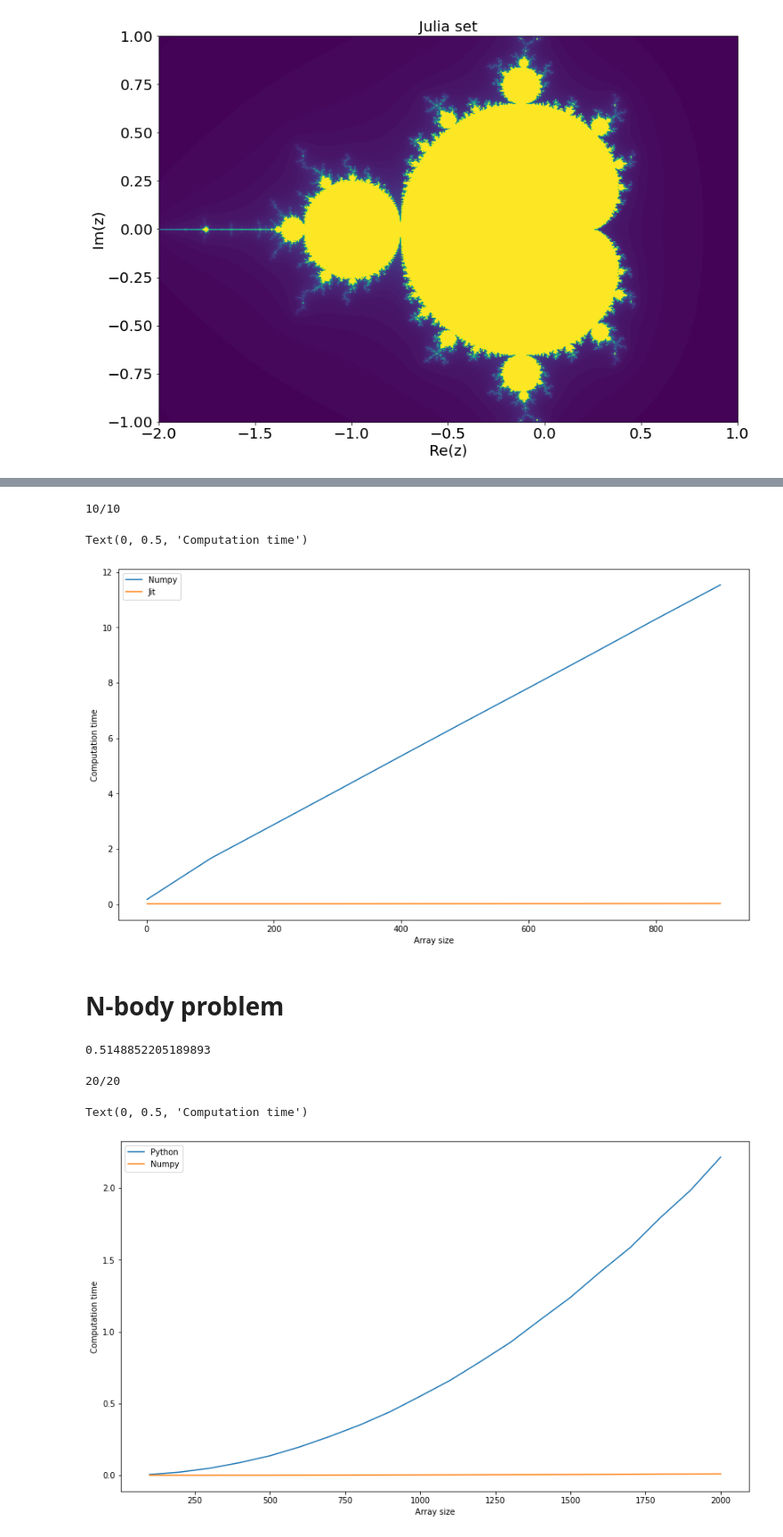
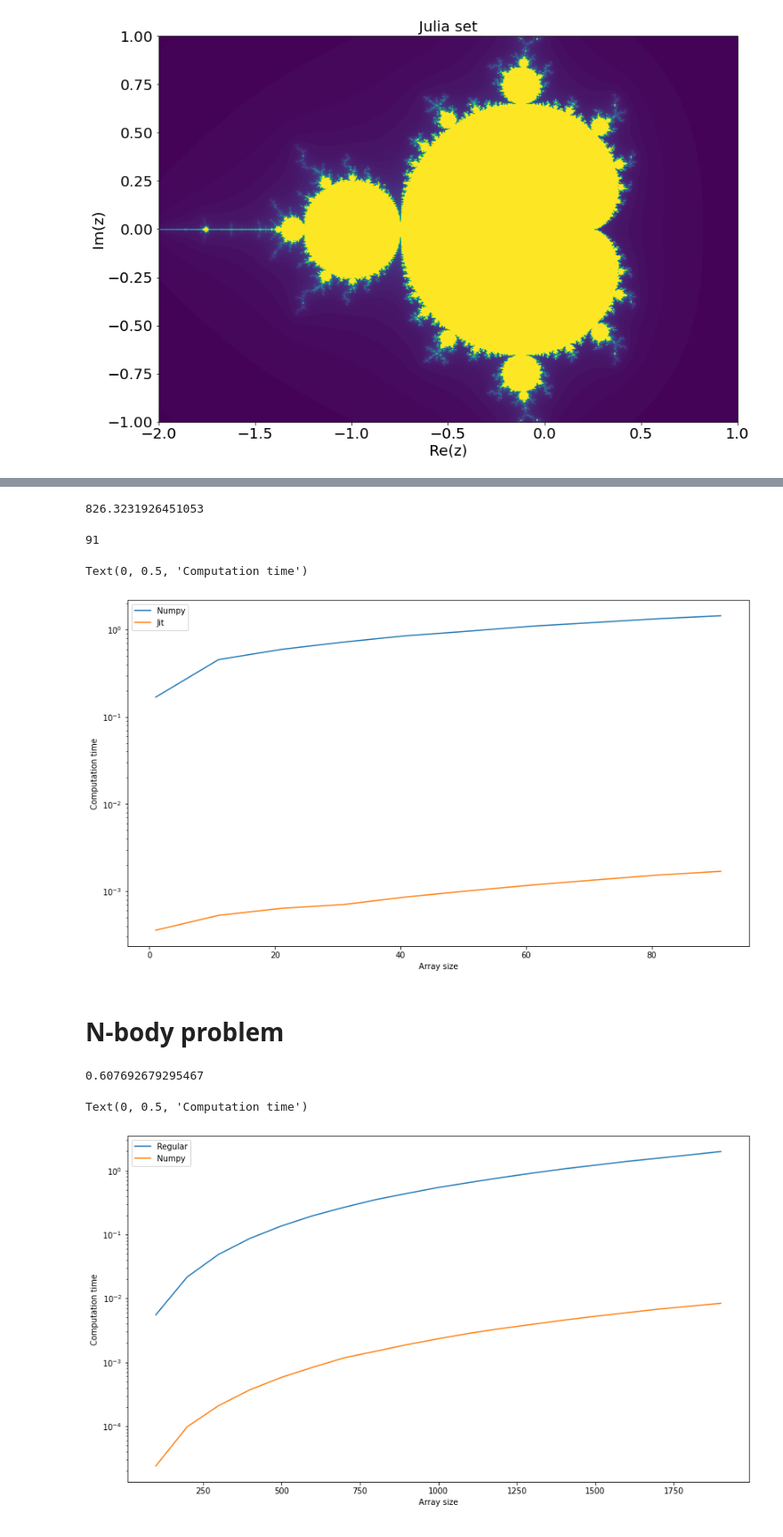
Before and after one commit to mdborisova/HPPL, a Jupyter notebook: 14_15_Numba.ipynb, the cells around one changed output, grey strips where cells are left out. Shown: that part at 89% size. Saved outputs shown, nothing was run; the diff lists cells and outputs as text; code cells hidden in the pictures.

```diff
--- a/14_15_Numba.ipynb
+++ b/14_15_Numba.ipynb
@@ -89,2 +86,8 @@ cProfile.run('julia_set_jit(-2.0, 1.0, -1.0, 1.0, 500, 100, 100)')
         1    0.000    0.000    0.000    0.000 {method 'disable' of '_lsprof.Profiler' objects}
+# %%
+time_np = %timeit -o -q -r 10 -n 3 julia_set(-2.0, 1.0, -1.0, 1.0, 500, 100, 100)
+time_jit = %timeit -o -q -r 10 -n 3 julia_set_jit(-2.0, 1.0, -1.0, 1.0, 500, 100, 100)
+time_np.best / time_jit.best
+# %% [output]
+826.3231926451053
 # %%
@@ -92,25 +95,25 @@ steps = np.arange(1, 1001, 100)
 # %%
-time_np = np.zeros(steps.size)
-time_jit = np.zeros(steps.size)
-for i, step in enumerate(steps):
-    print(f'\r{i+1}/{steps.size}', end='')
+np_time = []
+jit_time = []
+for step in steps:
+    print(f'\r{step}', end='')
     time = %timeit -o -q -r 10 -n 3 julia_set(-2.0, 1.0, -1.0, 1.0, 500, step, 100)
-    time_np[i] = time.best
+    np_time.append(time.best)
 
     time = %timeit -o -q -r 10 -n 3 julia_set_jit(-2.0, 1.0, -1.0, 1.0, 500, step, 100)
-    time_jit[i] = time.best
+    jit_time.append(time.best)
 # %% [output]
-10/10
+91
 # %%
 plt.figure(figsize=(14, 8))
-plt.plot(steps, time_np, label='Numpy')
-plt.plot(steps, time_jit, label='Jit')
+plt.semilogy(steps, np_time, label='Numpy')
+plt.semilogy(steps, jit_time, label='Jit')
 plt.legend()
 plt.xlabel('Array size')
 plt.ylabel('Computation time')
 # %% [output]
 Text(0, 0.5, 'Computation time')
-[figure, old version]
+[figure, new version]
 # %% [markdown]
 # N-body problem
 # %%
@@ -174,12 +177,12 @@ def create_n_random_particles(n, m, domain=1):
     '''
     parts = np.zeros((n), dtype=particle_dtype)
 
-    for p in parts:
-        p['m'] = m
-        p['phi'] = 0.
-        p['x'] = domain * np.random.random()
-        p['y'] = domain * np.random.random()
-        p['z'] = domain * np.random.random()
+    for part in parts:
+        part['m'] = m
+        part['phi'] = 0.
+        part['x'] = domain * np.random.random()
+        part['y'] = domain * np.random.random()
+        part['z'] = domain * np.random.random()
 
     return parts   #parts is an array of particles
 # %%
@@ -194,7 +197,7 @@ def distance(part1, part2):
 # %%
 distance(parts[0], parts[1])
 # %% [output]
-0.5148852205189893
+0.607692679295467
 # %%
 @njit
 def direct_sum_np(particles):
@@ -207,29 +210,26 @@ def direct_sum_np(particles):
 # %%
 direct_sum_np(parts)
 # %%
-array_of_sizes = np.arange(100, 2001, 100)
+sizes = np.arange(100, 2000, 100)
 # %%
-time_arr = np.zeros(array_of_sizes.size)
-time_arr_np = np.zeros(array_of_sizes.size)
-for i, size in enumerate(array_of_sizes):
-    print(f'\r{i+1}/{array_of_sizes.size}', end='')
+time_list = []
+time_list_np = []
+for size in sizes:
     parts = [Particle(m=1) for i in range(size)]
     parts_np = create_n_random_particles(size, .001, 1)
 
     time = %timeit -o -q -r 3 -n 5 direct_sum(parts)
-    time_arr[i] = time.best
+    time_list.append(time.best)
 
     time = %timeit -o -q -r 3 -n 5 direct_sum_np(parts_np)
-    time_arr_np[i] = time.best
+    time_list_np.append(time.best)
-# %% [output]
-20/20
 # %%
 plt.figure(figsize=(14, 8))
-plt.plot(array_of_sizes, time_arr, label='Python')
-plt.plot(array_of_sizes, time_arr_np, label='Numpy')
+plt.semilogy(sizes, time_list, label='Regular')
+plt.semilogy(sizes, time_list_np, label='Numpy')
 plt.legend()
 plt.xlabel('Array size')
 plt.ylabel('Computation time')
 # %% [output]
 Text(0, 0.5, 'Computation time')
-[figure, old version]
+[figure, new version]
```
Also changed, not shown: parts of 4 cells of this notebook, 1 other file.
